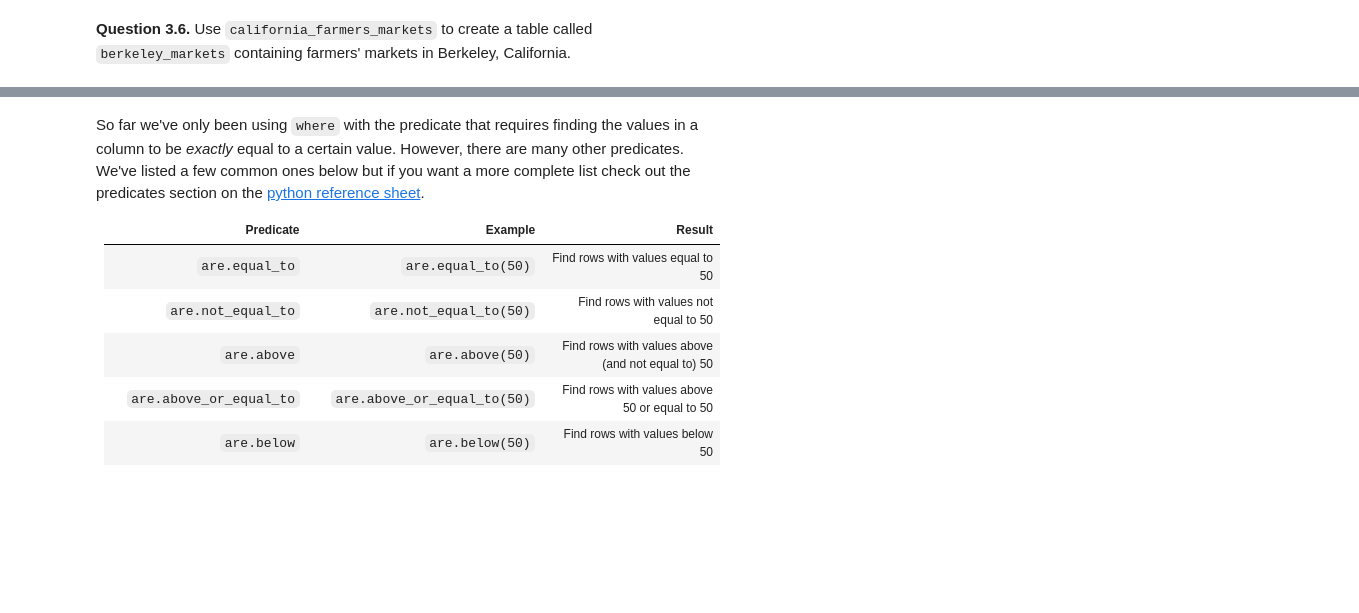
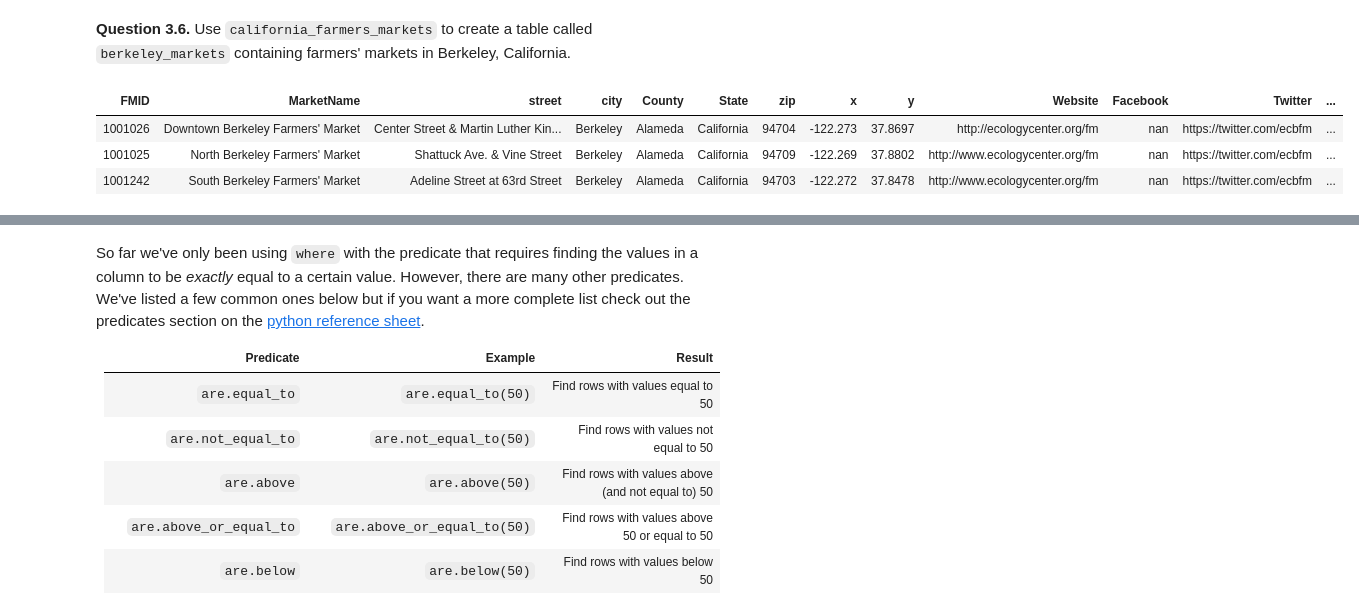
Before and after one commit to jstarr2/25-fall-intro, a Jupyter notebook: lab02/lab02.ipynb, the cells around one changed output, grey strips where cells are left out. Cells and saved outputs as stored; diff of their text form; code cells hidden in the pictures; blank space fills up the shorter version.

```diff
--- a/lab02/lab02.ipynb
+++ b/lab02/lab02.ipynb
@@ -441,2 +429,10 @@ berkeley_markets
+# %%
+berkeley_markets = farmers_markets.where('city', are.equal_to('Berkeley'))
+berkeley_markets
+# %% [output]
+| FMID | MarketName | street | city | County | State | zip | x | y | Website | Facebook | Twitter | ... |
+| 1001026 | Downtown Berkeley Farmers' Market | Center Street & Martin Luther Kin... | Berkeley | Alameda | California | 94704 | -122.273 | 37.8697 | http://ecologycenter.org/fm | nan | https://twitter.com/ecbfm | ... |
+| 1001025 | North Berkeley Farmers' Market | Shattuck Ave. & Vine Street | Berkeley | Alameda | California | 94709 | -122.269 | 37.8802 | http://www.ecologycenter.org/fm | nan | https://twitter.com/ecbfm | ... |
+| 1001242 | South Berkeley Farmers' Market | Adeline Street at 63rd Street | Berkeley | Alameda | California | 94703 | -122.272 | 37.8478 | http://www.ecologycenter.org/fm | nan | https://twitter.com/ecbfm | ... |
 # %%
 grader.check("q36")
```
Also changed, not shown: parts of 22 cells of this notebook, 2 other files.
